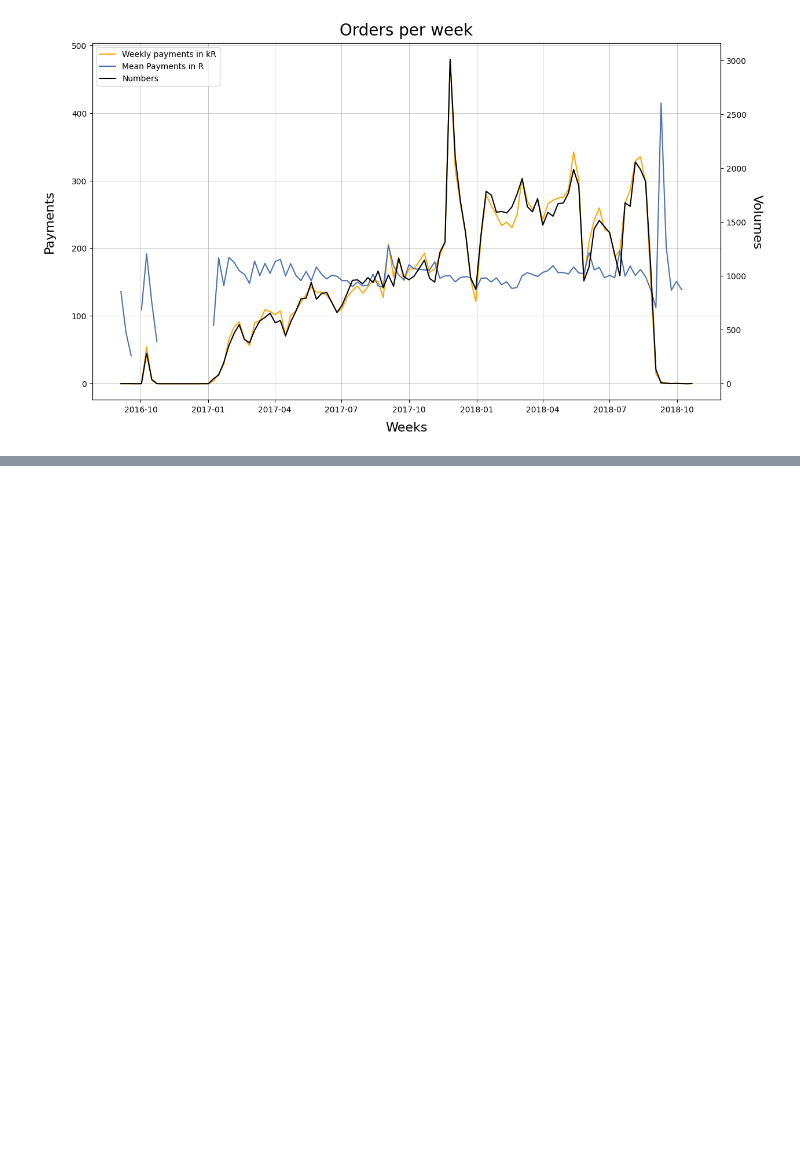
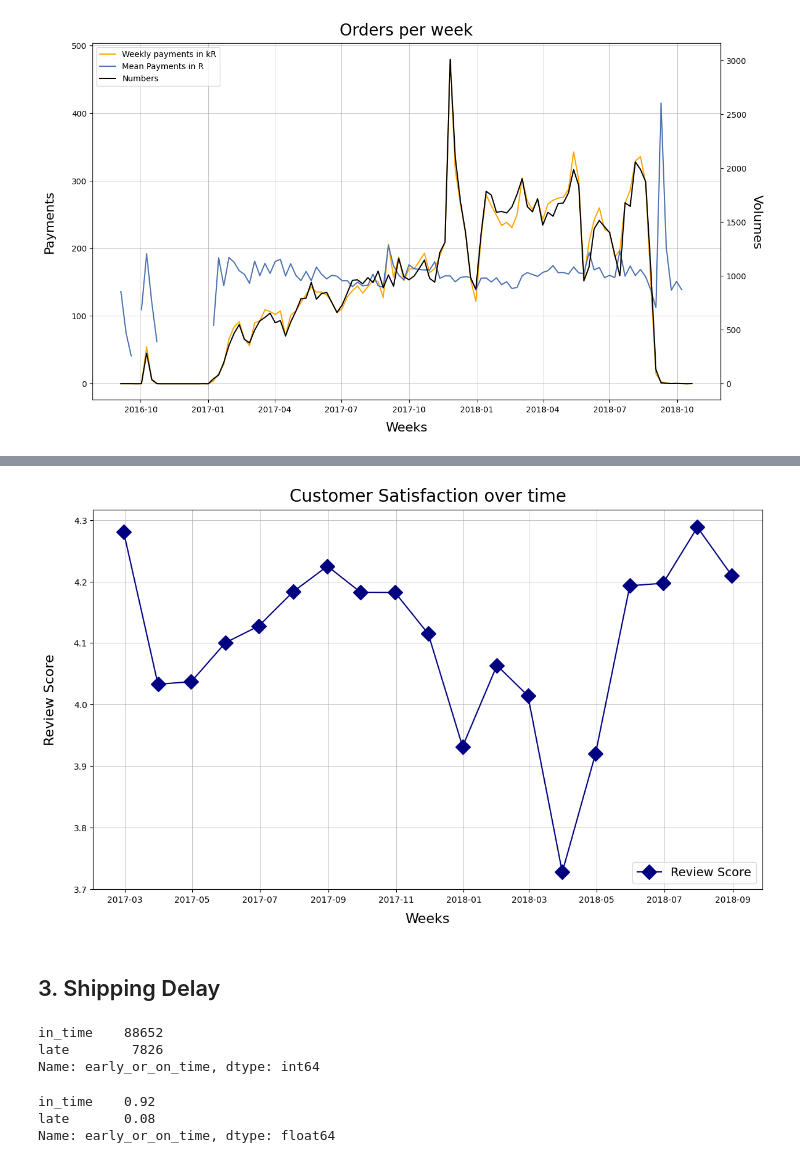
Before and after one commit to SagarDaryanani/OLIST, a Jupyter notebook: Exploratory_Analysis/Metric_Design.ipynb, the cells around one changed output, grey strips where cells are left out. Drawn from its saved outputs; the diff is of its cells as text; code cells hidden in the pictures; blank space fills up the shorter version.

```diff
--- a/Exploratory_Analysis/Metric_Design.ipynb
+++ b/Exploratory_Analysis/Metric_Design.ipynb
@@ -119,0 +174,3 @@ with plt.style.context('seaborn-deep'):
+# %%
+reviews = data['order_reviews'].copy()
+reviews.head(3)
@@ -119,0 +182,35 @@ with plt.style.context('seaborn-deep'):
+# %%
+# Handle Datetime
+reviews['review_creation_date'] = pd.to_datetime(reviews['review_creation_date'])
+reviews.set_index('review_creation_date', inplace=True)
+# %%
+# Customer Satisfaction Over Time
+with plt.style.context('seaborn-deep'):
+    # figsize
+    plt.figure(figsize=(14,8))
+    # getting axes
+    ax = plt.gca()
+    # Customer Satisfaction over time
+
+    ax.plot(reviews.loc['2017-02-01':].resample('M').agg({'review_score':'mean'}),
+            color = "#000080",
+            marker = "D",
+            markersize = 12,
+            label="Review Score")
+    ax.set_xlabel("Weeks", fontsize = 16, labelpad = 10)
+    ax.set_ylabel("Review Score", fontsize = 16, labelpad = 20)
+
+    # Get a  legend
+    ax.legend(loc='lower right', fontsize = 14)
+
+    # Title
+    ax.set_title('Customer Satisfaction over time', fontsize = 20, pad = 10)
+
+    # Grid
+    ax.grid(axis="x",linewidth=0.5)
+    ax.grid(axis="y",linewidth=0.5)
+    plt.show()
+# %% [output]
+[figure, added]
+# %% [markdown]
+## 3. Shipping Delay
@@ -119,0 +244,14 @@ with plt.style.context('seaborn-deep'):
+# %%
+# On Time vs Late
+orders["early_or_on_time"].value_counts()
+# %% [output]
+in_time    88652
+late        7826
+Name: early_or_on_time, dtype: int64
+# %%
+# Percentage of On Time vs Late
+round(orders["early_or_on_time"].value_counts(normalize = True),2)
+# %% [output]
+in_time    0.92
+late       0.08
+Name: early_or_on_time, dtype: float64
```
Also changed, not shown: parts of 28 cells of this notebook.
